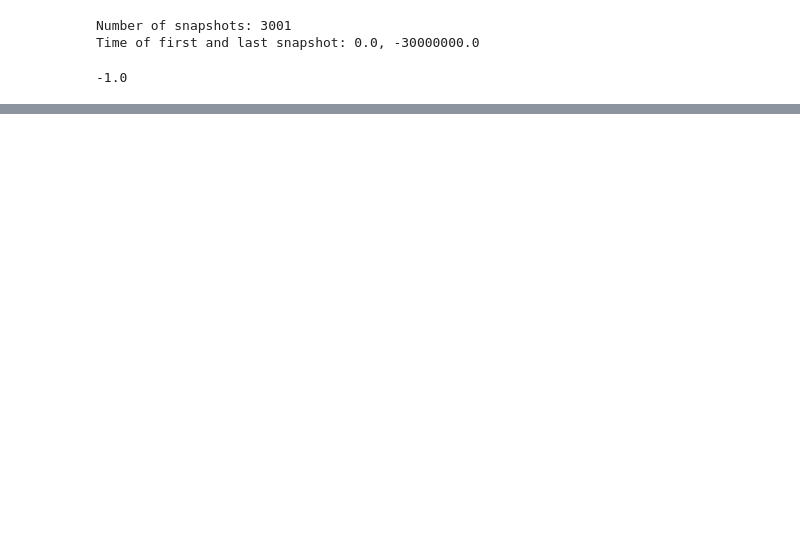
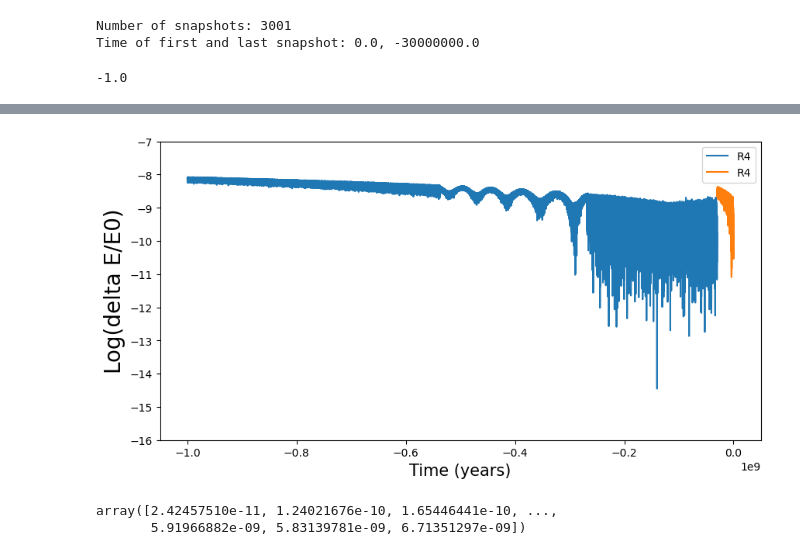
Before and after one commit to ahekster/reboundx, a Jupyter notebook: ipython_examples/Check_int.ipynb, the cells around one changed output, grey strips where cells are left out. Saved outputs shown, nothing was run; the diff lists cells and outputs as text; code cells hidden in the pictures; blank space fills up the shorter version.

Commit message:
working quadrupole

```diff
--- a/ipython_examples/Check_int.ipynb
+++ b/ipython_examples/Check_int.ipynb
@@ -55,8 +84,36 @@ sa = rebound.Simulationarchive("quad.bin")
 
 es3 = np.zeros(len(sa))
 ps3 = np.zeros(len(sa))
+E3 = np.zeros(len(sa))
+Eerr3 = np.zeros(len(sa))
 times3 = np.zeros(len(sa))
+
 for i, sim in enumerate(sa):
+    sim.move_to_com
+    qps = sim.particles
+    rebx = reboundx.Extras(sim)
+        # add GR
+    gr = rebx.load_force('gr_potential')
+    rebx.add_force(gr)
+    gr.params['c'] = 63240 # speed of light in AU/yr
+
+    cf = rebx.load_force("quadrupole")
+    rebx.add_force(cf)
+    earth_m = qps['earth'].m/1.012
+    f = 0.8525
+    mu_eff = f*(1*0.012*(earth_m)**2)/(1.012*earth_m)
+    A = -1 * 3 * sim.G * qps['sun'].m / (4 * qps['earth'].m)
+    R = 0.0025696
+
+    qps['earth'].params["Rcentral"] = R
+    qps['earth'].params["mu_effcentral"] = mu_eff
+
+    if i==0:
+        E0 = sim.energy()+ rebx.quad_force_potential()
+
     es3[i] = sim.particles['earth'].e
     ps3[i]=sim.particles['earth'].pomega
     times3[i] = sim.t
+    E = sim.energy() + rebx.quad_force_potential()
+    E3[i] = E
+    Eerr3[i] = np.abs((E-E0)/E0)
@@ -115,0 +229,18 @@ plt.show()
+# %%
+plt.figure(figsize=[10,5])
+plt.plot(times3[2::], np.log10(np.abs((E3[2::]-E3[0])/E3[0])), '-', label='R4')
+plt.plot(times[2::], np.log10(np.abs((E1[2::]-E1[0])/E1[0])), '-', label='R4')
+plt.ylim(-16,-7)
+# plt.xlim(np.min(times3),np.max(times3))
+plt.ylabel("Log(delta E/E0)", fontsize=20)
+plt.xlabel("Time (years)", fontsize=15)
+plt.legend()
+plt.legend()
+plt.show()
+# %% [output]
+[figure, added]
+# %%
+np.abs((E3[2::]-E3[0])/E3[0])
+# %% [output]
+array([2.42457510e-11, 1.24021676e-10, 1.65446441e-10, ...,
+       5.91966882e-09, 5.83139781e-09, 6.71351297e-09])
```
Also changed, not shown: parts of 12 cells of this notebook, 7 other files.
